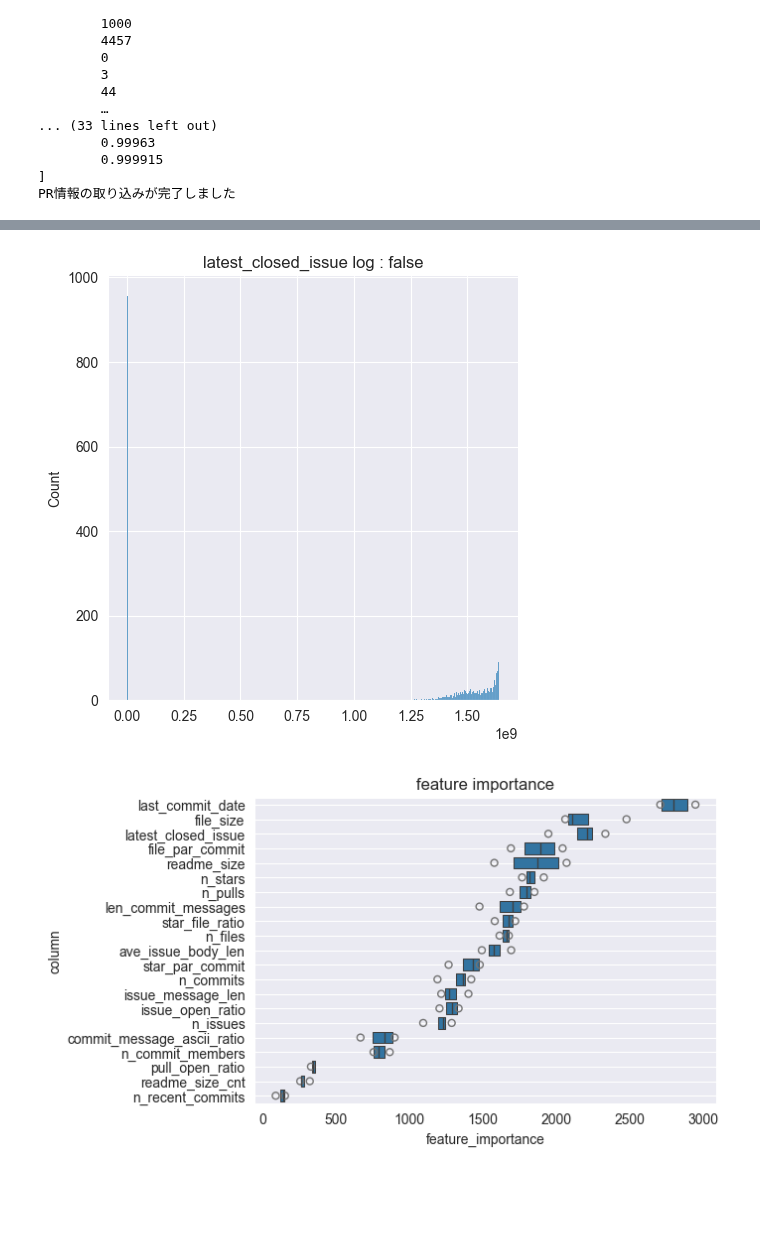
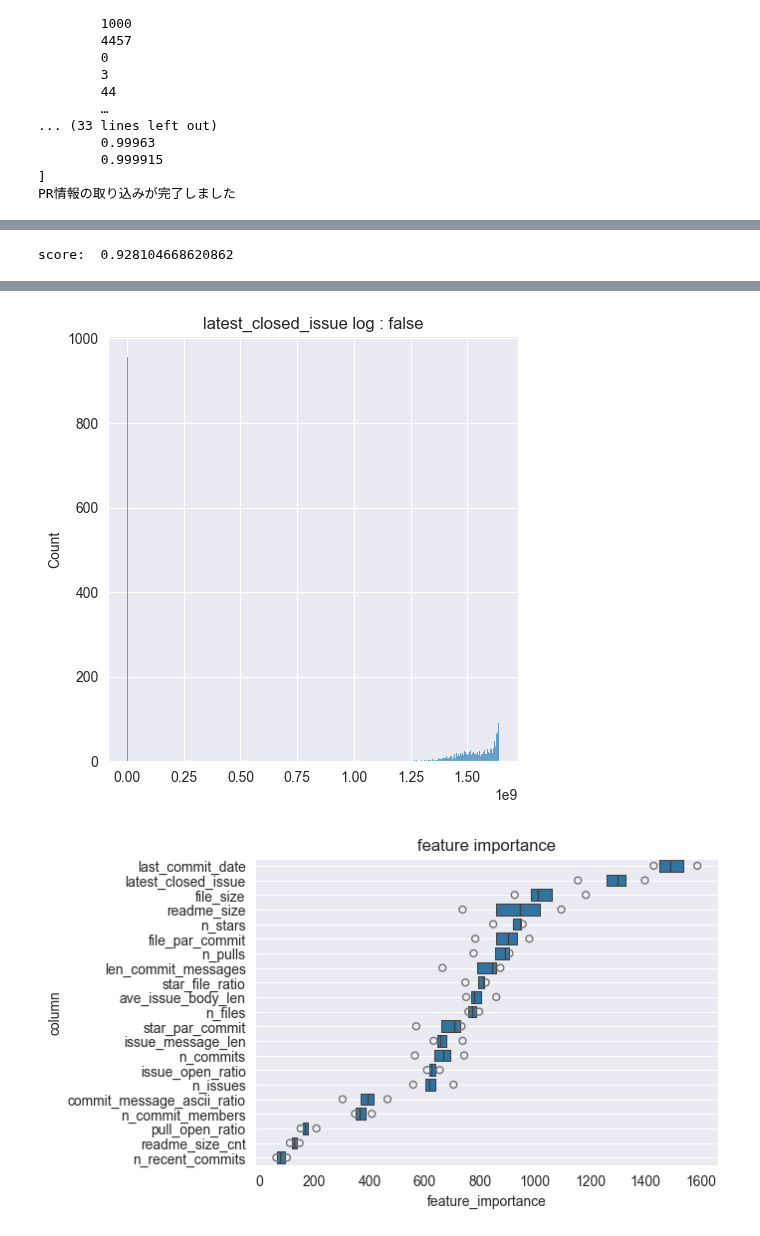
Before and after one commit to ZOI-dayo/traP-Nikkei-2025, a Jupyter notebook: main.ipynb, the cells around one changed output, grey strips where cells are left out. Drawn from its saved outputs; the diff is of its cells as text; code cells hidden in the pictures; blank space fills up the shorter version.

Commit message:
Revert "num iterations 1000"
This reverts commit dbcb9bba17ed937912e50db040e8a5c753097854.

```diff
--- a/main.ipynb
+++ b/main.ipynb
@@ -503,7 +503,7 @@ def train_fold(train_X: pd.DataFrame, train_y: pd.Series, valid_X: pd.DataFrame,
         'bagging_fraction': 0.8,
         'num_leaves': 31,
         'random_state': 0,
-        'num_iterations': 1000,
+        'num_iterations': 500,
     }
 
     # 学習. auc が 100ステップ以上改善しないなら打ち切るように設定する
@@ -652,4 +652,5 @@ score:  0.9259556806508298
+score:  0.928104668620862
 [figure]
 [figure]
 [figure]
-[figure, old version]
+[figure, new version]
```
Also changed, not shown: parts of 1 cell of this notebook, 1 other file.
